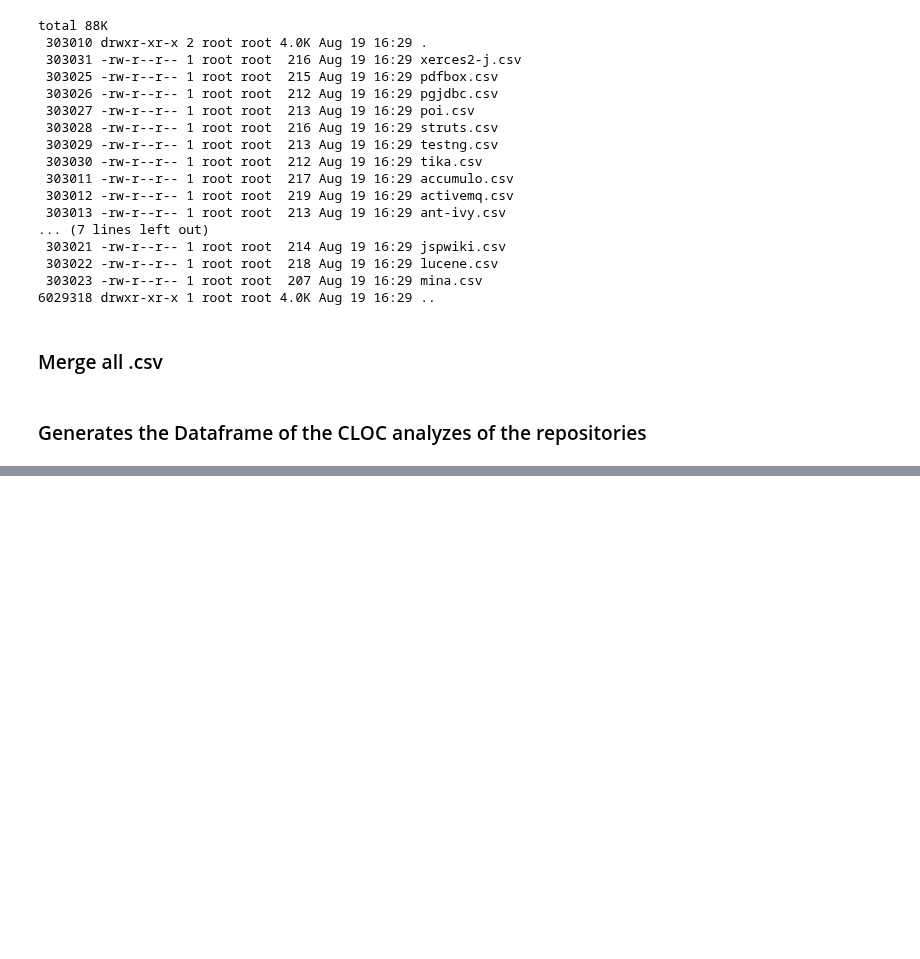
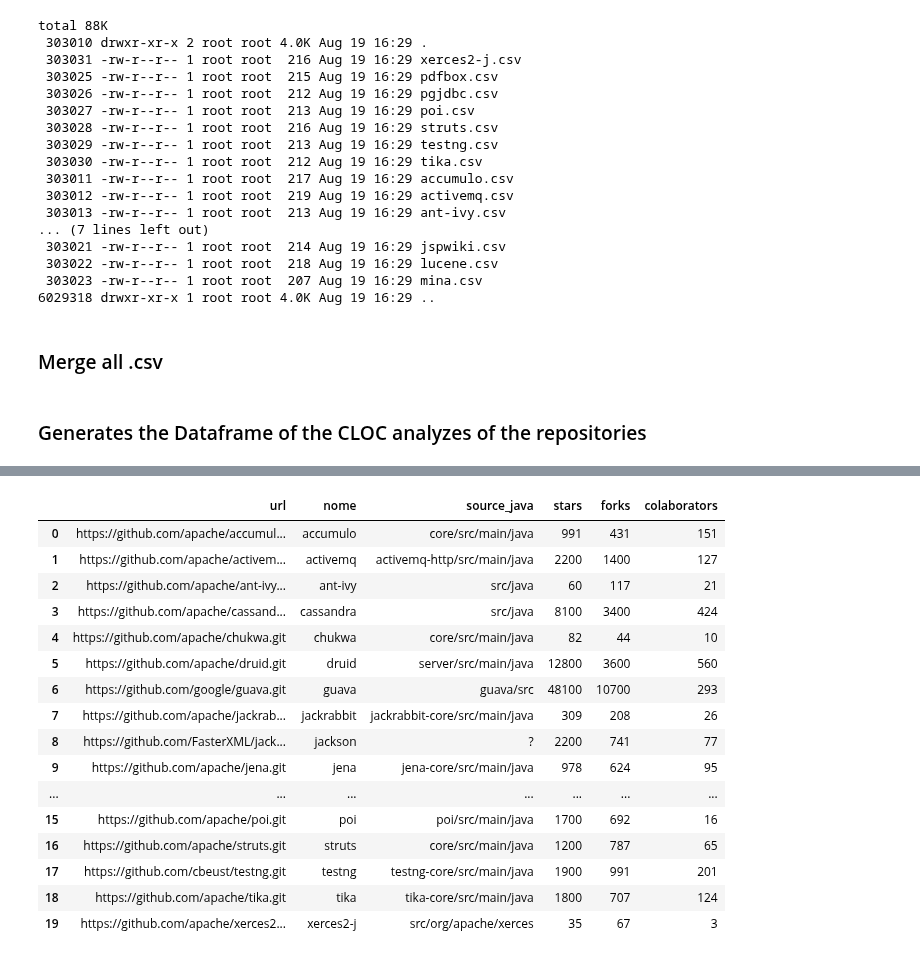
Before and after one commit to armandossrecife/piloto, a Jupyter notebook: analise_sas2022.ipynb, the cells around one changed output, grey strips where cells are left out. Saved outputs shown, nothing was run; the diff lists cells and outputs as text; code cells hidden in the pictures; blank space fills up the shorter version.

```diff
--- a/analise_sas2022.ipynb
+++ b/analise_sas2022.ipynb
@@ -853,0 +864,22 @@ df_cloc_repositories
+# %%
+df_temp = pd.read_csv('my_repositories.csv')
+df_temp = df_temp.sort_values(by='nome')
+df_temp
+# %% [output]
+|  | url | nome | source_java | stars | forks | colaborators |
+| 0 | https://github.com/apache/accumul... | accumulo | core/src/main/java | 991 | 431 | 151 |
+| 1 | https://github.com/apache/activem... | activemq | activemq-http/src/main/java | 2200 | 1400 | 127 |
+| 2 | https://github.com/apache/ant-ivy... | ant-ivy | src/java | 60 | 117 | 21 |
+| 3 | https://github.com/apache/cassand... | cassandra | src/java | 8100 | 3400 | 424 |
+| 4 | https://github.com/apache/chukwa.git | chukwa | core/src/main/java | 82 | 44 | 10 |
+| 5 | https://github.com/apache/druid.git | druid | server/src/main/java | 12800 | 3600 | 560 |
+| 6 | https://github.com/google/guava.git | guava | guava/src | 48100 | 10700 | 293 |
+| 7 | https://github.com/apache/jackrab... | jackrabbit | jackrabbit-core/src/main/java | 309 | 208 | 26 |
+| 8 | https://github.com/FasterXML/jack... | jackson | ? | 2200 | 741 | 77 |
+| 9 | https://github.com/apache/jena.git | jena | jena-core/src/main/java | 978 | 624 | 95 |
+| ... | ... | ... | ... | ... | ... | ... |
+| 15 | https://github.com/apache/poi.git | poi | poi/src/main/java | 1700 | 692 | 16 |
+| 16 | https://github.com/apache/struts.git | struts | core/src/main/java | 1200 | 787 | 65 |
+| 17 | https://github.com/cbeust/testng.git | testng | testng-core/src/main/java | 1900 | 991 | 201 |
+| 18 | https://github.com/apache/tika.git | tika | tika-core/src/main/java | 1800 | 707 | 124 |
+| 19 | https://github.com/apache/xerces2... | xerces2-j | src/org/apache/xerces | 35 | 67 | 3 |
```
Also changed, not shown: parts of 8 cells of this notebook.
